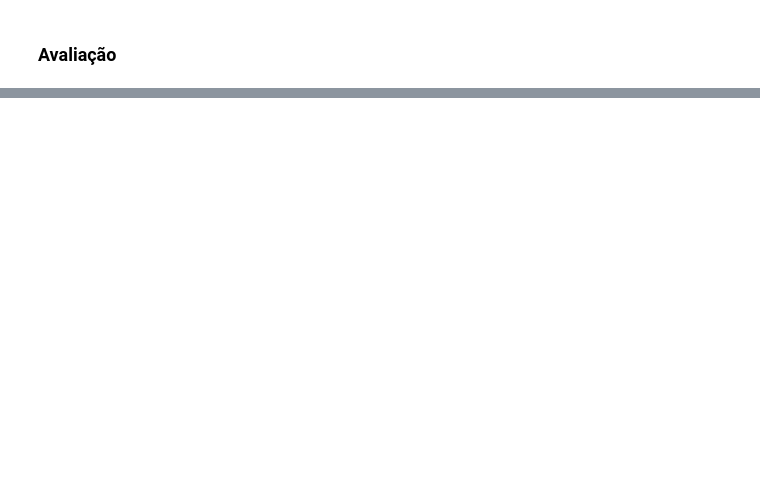
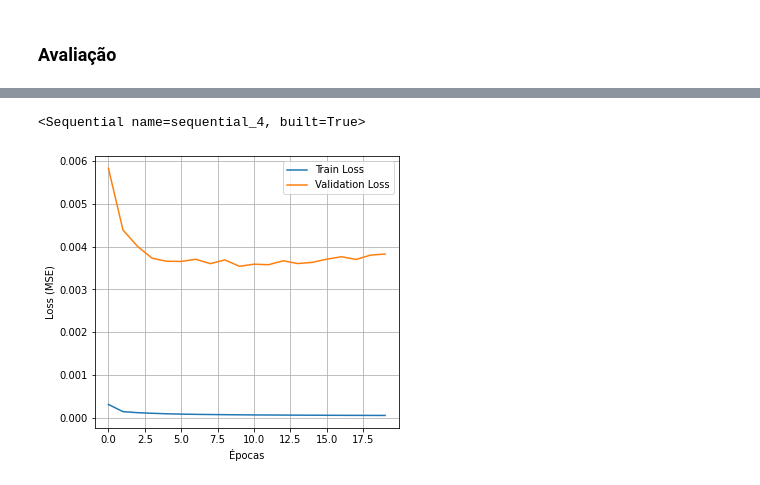
Before and after one commit to INXE-Lainf-Labs/EletricVehicleConsumptionEstimators, a Jupyter notebook: Conect2AI/NepochsLSTM.ipynb, the cells around one changed output, grey strips where cells are left out. Drawn from its saved outputs; the diff is of its cells as text; code cells hidden in the pictures; blank space fills up the shorter version.

```diff
--- a/Conect2AI/NepochsLSTM.ipynb
+++ b/Conect2AI/NepochsLSTM.ipynb
@@ -516,0 +670,38 @@ plot_error_histogram(y_pred_seq, y_test_seq)
+# %%
+def LSTM_model(X_seq, y_seq, train_size=0.8, epochs=10):
+    # Divisão de treino e validação com 80% para treino e 20% para validação
+    train_size = int(len(X_seq) * train_size)
+    X_train, X_test = X_seq[:train_size], X_seq[train_size:]
+    y_train, y_test = y_seq[:train_size], y_seq[train_size:]
+
+
+    # Criando e treinando o modelo
+    model = Sequential()
+    model.add(Input(shape=(X_train.shape[1], X_train.shape[2])))
+    model.add(LSTM(32, activation='tanh'))
+    model.add(Dense(32, activation='relu'))
+    model.add(Dense(1))
+
+    model.compile(optimizer='adam', loss='mse', metrics=['mae'])
+
+    history = model.fit(X_train, y_train, validation_data=(X_test, y_test), epochs=epochs, batch_size=16)
+
+
+    # Imprimindo a avaliação
+    plt.figure(figsize=(12, 5))
+    plt.subplot(1, 2, 1)
+    plt.plot(history.history['loss'], label='Train Loss')
+    plt.plot(history.history['val_loss'], label='Validation Loss')
+    plt.xlabel('Épocas')
+    plt.ylabel('Loss (MSE)')
+    plt.legend()
+    plt.grid()
+
+    loss, mae = model.evaluate(X_test, y_test)
+    print(f"MAE: {mae:.8f}, Loss: {loss:.8f}")
+
+    return model
+# %%
+model = LSTM_model(X_train_seq, y_train_seq, train_size=0.8, epochs=20)
+model
+# %% [output]
@@ -516,0 +725,2 @@ plot_error_histogram(y_pred_seq, y_test_seq)
+<Sequential name=sequential_4, built=True>
+[figure, added]
```
Also changed, not shown: parts of 22 cells of this notebook.
